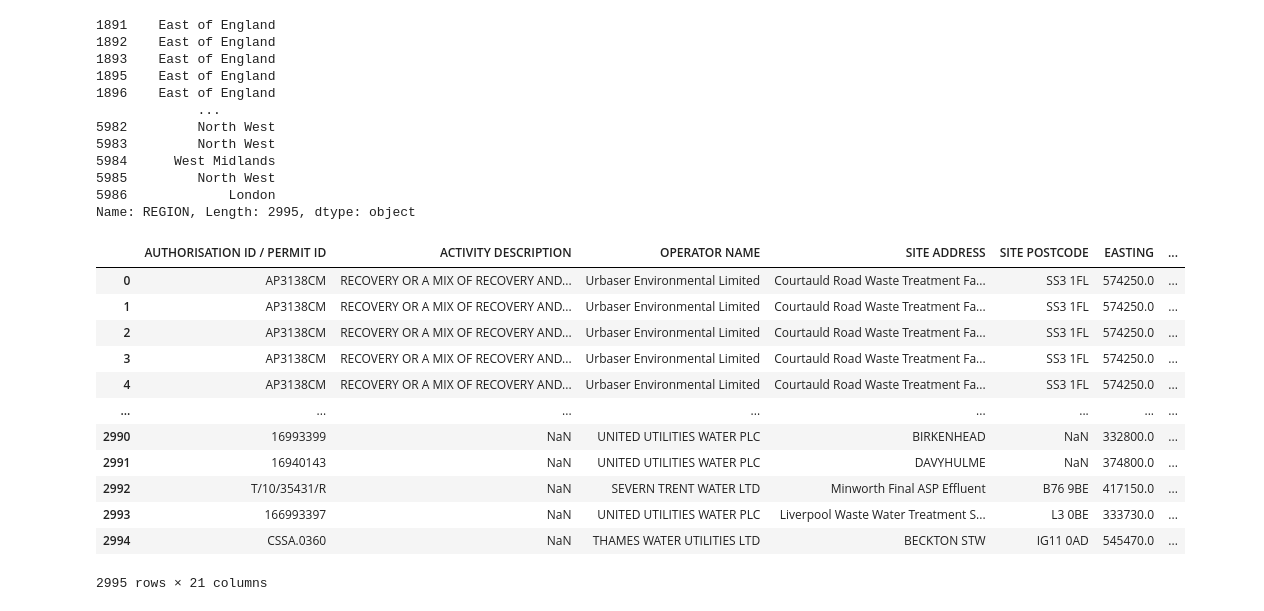
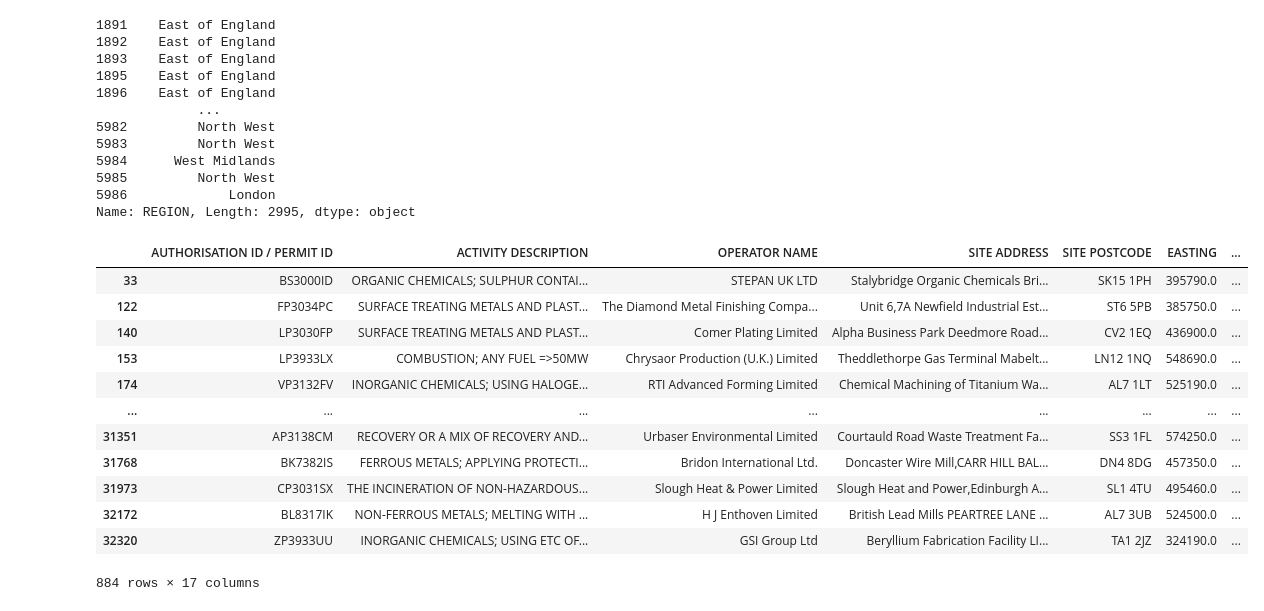
Before and after one commit to Kkkkyf7/DEFRA1, a Jupyter notebook: AndreiPankratov/cleaning.ipynb, the cells around one changed output. Saved outputs shown, nothing was run; the diff lists cells and outputs as text; code cells hidden in the pictures.

```diff
--- a/AndreiPankratov/cleaning.ipynb
+++ b/AndreiPankratov/cleaning.ipynb
@@ -170,3 +171,9 @@ def convert_coordinates(row):
 # %%
-df_no_gas[['Latitude', 'Longitude']] = df_no_gas.apply(convert_coordinates, axis=1)
+df22_no_gas[['Latitude', 'Longitude']] = df22_no_gas.apply(convert_coordinates, axis=1)
+df21_no_gas[['Latitude', 'Longitude']] = df21_no_gas.apply(convert_coordinates, axis=1)
+df20_no_gas[['Latitude', 'Longitude']] = df20_no_gas.apply(convert_coordinates, axis=1)
+df19_no_gas[['Latitude', 'Longitude']] = df19_no_gas.apply(convert_coordinates, axis=1)
+df18_no_gas[['Latitude', 'Longitude']] = df18_no_gas.apply(convert_coordinates, axis=1)
+df17_no_gas[['Latitude', 'Longitude']] = df17_no_gas.apply(convert_coordinates, axis=1)
+df16_no_gas[['Latitude', 'Longitude']] = df16_no_gas.apply(convert_coordinates, axis=1)
 # %%
@@ -248,3 +239,11 @@ print(df_no_gas[["Latitude", "Longitude", "REGION"]].head())
+# %%
+df22_no_gas["REGION"] = df22_no_gas.apply(lambda row: get_region_for_point(row["Latitude"], row["Longitude"]), axis=1)
+df21_no_gas["REGION"] = df21_no_gas.apply(lambda row: get_region_for_point(row["Latitude"], row["Longitude"]), axis=1)
+df20_no_gas["REGION"] = df20_no_gas.apply(lambda row: get_region_for_point(row["Latitude"], row["Longitude"]), axis=1)
+df19_no_gas["REGION"] = df19_no_gas.apply(lambda row: get_region_for_point(row["Latitude"], row["Longitude"]), axis=1)
+df18_no_gas["REGION"] = df18_no_gas.apply(lambda row: get_region_for_point(row["Latitude"], row["Longitude"]), axis=1)
+df17_no_gas["REGION"] = df17_no_gas.apply(lambda row: get_region_for_point(row["Latitude"], row["Longitude"]), axis=1)
+df16_no_gas["REGION"] = df16_no_gas.apply(lambda row: get_region_for_point(row["Latitude"], row["Longitude"]), axis=1)
 # %%
 # Inspect one feature to see available keys
 print(regions_geojson["features"][0]["properties"])
@@ -266,22 +265,23 @@ df_no_gas_cleaned['REGION']
 5986             London
 Name: REGION, Length: 2995, dtype: object
 # %%
-df_no_gas_cleaned.reset_index(drop=True, inplace=True)
+#df_no_gas_cleaned.reset_index(drop=True, inplace=True)
 
-df_no_gas_cleaned
+#df_no_gas_cleaned
+df21_no_gas
 # %% [output]
 |  | AUTHORISATION ID / PERMIT ID | ACTIVITY DESCRIPTION | OPERATOR NAME | SITE ADDRESS | SITE POSTCODE | EASTING | ... |
-| 0 | AP3138CM | RECOVERY OR A MIX OF RECOVERY AND... | Urbaser Environmental Limited | Courtauld Road Waste Treatment Fa... | SS3 1FL | 574250.0 | ... |
-| 1 | AP3138CM | RECOVERY OR A MIX OF RECOVERY AND... | Urbaser Environmental Limited | Courtauld Road Waste Treatment Fa... | SS3 1FL | 574250.0 | ... |
-| 2 | AP3138CM | RECOVERY OR A MIX OF RECOVERY AND... | Urbaser Environmental Limited | Courtauld Road Waste Treatment Fa... | SS3 1FL | 574250.0 | ... |
-| 3 | AP3138CM | RECOVERY OR A MIX OF RECOVERY AND... | Urbaser Environmental Limited | Courtauld Road Waste Treatment Fa... | SS3 1FL | 574250.0 | ... |
-| 4 | AP3138CM | RECOVERY OR A MIX OF RECOVERY AND... | Urbaser Environmental Limited | Courtauld Road Waste Treatment Fa... | SS3 1FL | 574250.0 | ... |
+| 33 | BS3000ID | ORGANIC CHEMICALS; SULPHUR CONTAI... | STEPAN UK LTD | Stalybridge Organic Chemicals Bri... | SK15 1PH | 395790.0 | ... |
+| 122 | FP3034PC | SURFACE TREATING METALS AND PLAST... | The Diamond Metal Finishing Compa... | Unit 6,7A Newfield Industrial Est... | ST6 5PB | 385750.0 | ... |
+| 140 | LP3030FP | SURFACE TREATING METALS AND PLAST... | Comer Plating Limited | Alpha Business Park Deedmore Road... | CV2 1EQ | 436900.0 | ... |
+| 153 | LP3933LX | COMBUSTION; ANY FUEL =>50MW | Chrysaor Production (U.K.) Limited | Theddlethorpe Gas Terminal Mabelt... | LN12 1NQ | 548690.0 | ... |
+| 174 | VP3132FV | INORGANIC CHEMICALS; USING HALOGE... | RTI Advanced Forming Limited | Chemical Machining of Titanium Wa... | AL7 1LT | 525190.0 | ... |
 | ... | ... | ... | ... | ... | ... | ... | ... |
-| 2990 | 16993399 | NaN | UNITED UTILITIES WATER PLC | BIRKENHEAD | NaN | 332800.0 | ... |
-| 2991 | 16940143 | NaN | UNITED UTILITIES WATER PLC | DAVYHULME | NaN | 374800.0 | ... |
-| 2992 | T/10/35431/R | NaN | SEVERN TRENT WATER LTD | Minworth Final ASP Effluent | B76 9BE | 417150.0 | ... |
-| 2993 | 166993397 | NaN | UNITED UTILITIES WATER PLC | Liverpool Waste Water Treatment S... | L3 0BE | 333730.0 | ... |
-| 2994 | CSSA.0360 | NaN | THAMES WATER UTILITIES LTD | BECKTON STW | IG11 0AD | 545470.0 | ... |
+| 31351 | AP3138CM | RECOVERY OR A MIX OF RECOVERY AND... | Urbaser Environmental Limited | Courtauld Road Waste Treatment Fa... | SS3 1FL | 574250.0 | ... |
+| 31768 | BK7382IS | FERROUS METALS; APPLYING PROTECTI... | Bridon International Ltd. | Doncaster Wire Mill,CARR HILL BAL... | DN4 8DG | 457350.0 | ... |
+| 31973 | CP3031SX | THE INCINERATION OF NON-HAZARDOUS... | Slough Heat & Power Limited | Slough Heat and Power,Edinburgh A... | SL1 4TU | 495460.0 | ... |
+| 32172 | BL8317IK | NON-FERROUS METALS; MELTING WITH ... | H J Enthoven Limited | British Lead Mills PEARTREE LANE ... | AL7 3UB | 524500.0 | ... |
+| 32320 | ZP3933UU | INORGANIC CHEMICALS; USING ETC OF... | GSI Group Ltd | Beryllium Fabrication Facility LI... | TA1 2JZ | 324190.0 | ... |
-2995 rows × 21 columns
+884 rows × 17 columns
 # %%
 #create new excel files
```
Also changed, not shown: parts of 8 cells of this notebook.
